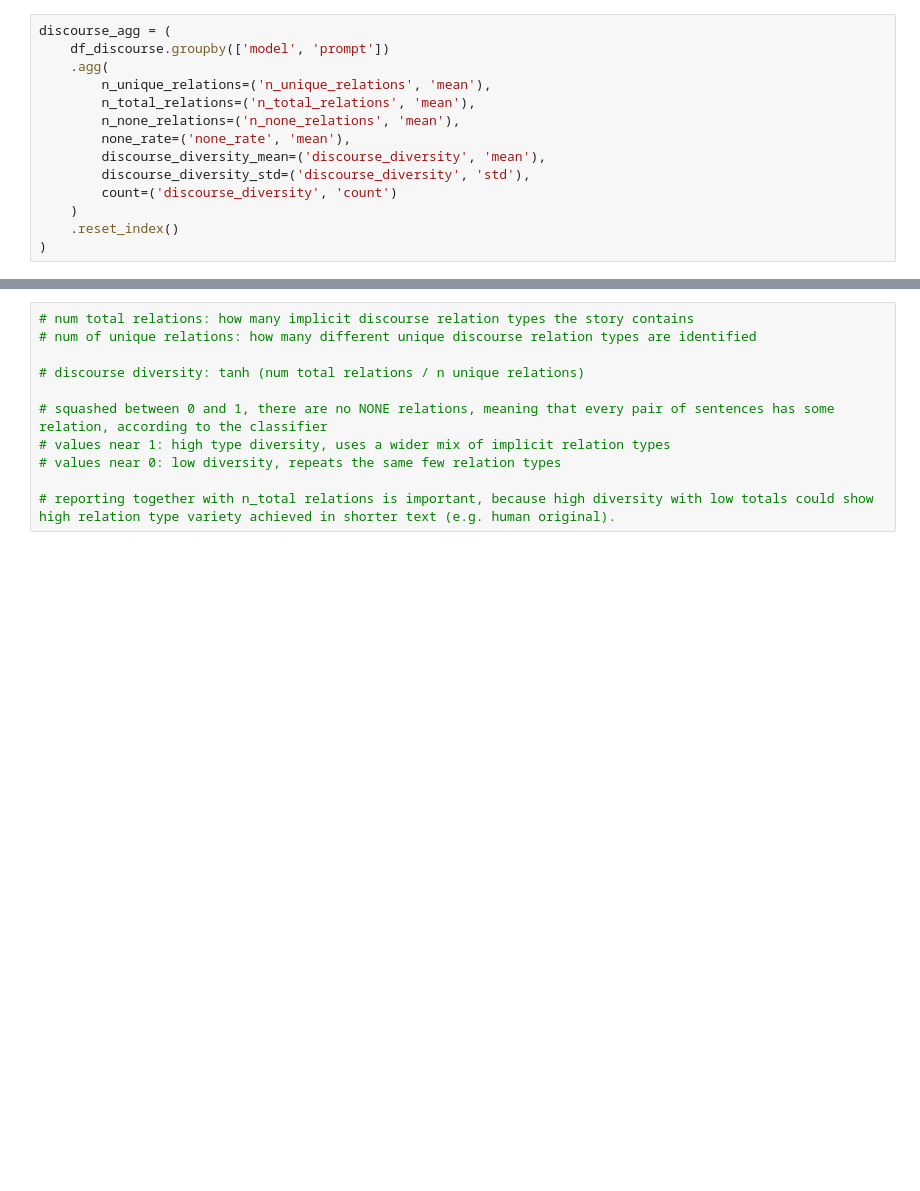
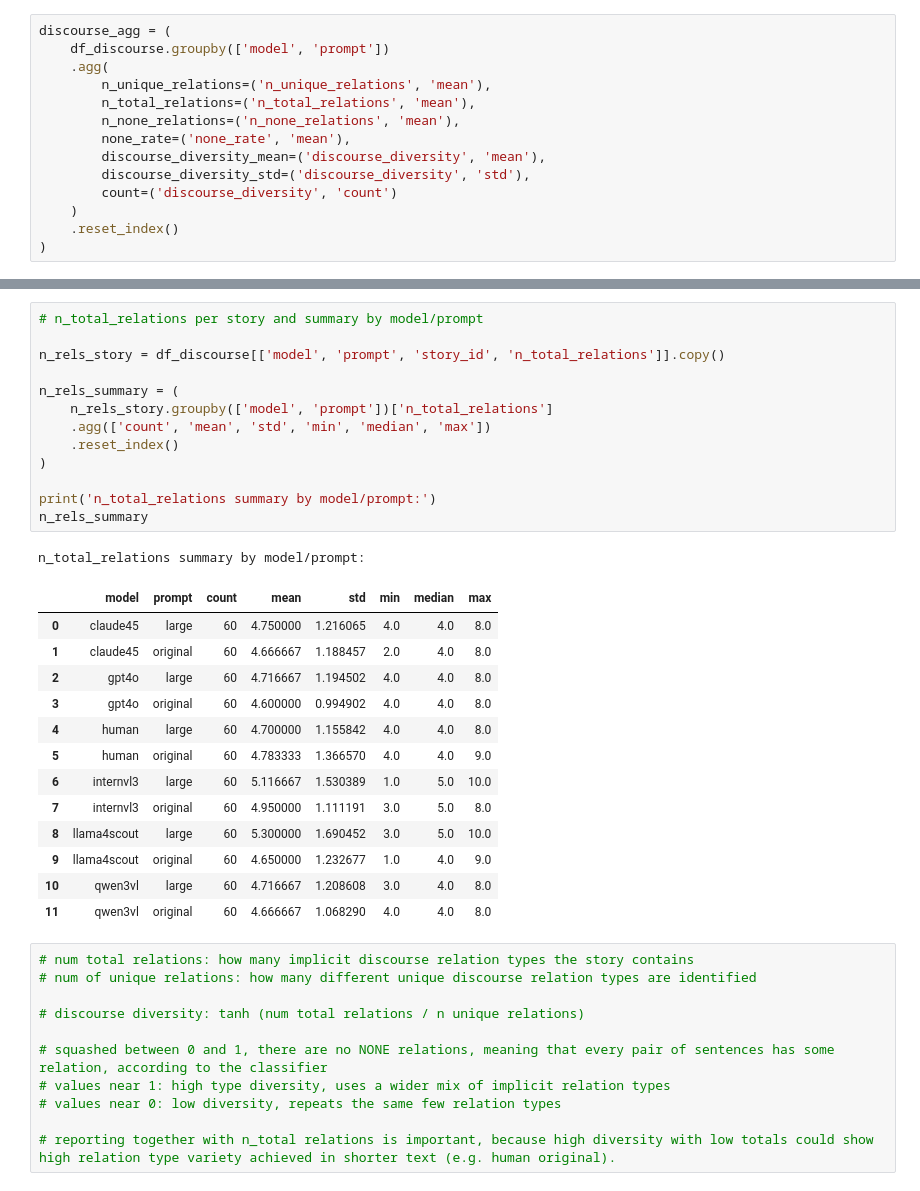
Before and after one commit to GU-CLASP/coherence-driven-humans, a Jupyter notebook: analysis/implicit_connectives_profiles.ipynb, the cells around one changed output, grey strips where cells are left out. Cells and saved outputs as stored; diff of their text form; blank space fills up the shorter version.

```diff
--- a/analysis/implicit_connectives_profiles.ipynb
+++ b/analysis/implicit_connectives_profiles.ipynb
@@ -197,3 +212,31 @@ discourse_agg
+# %%
+# n_total_relations per story and summary by model/prompt
+
+n_rels_story = df_discourse[['model', 'prompt', 'story_id', 'n_total_relations']].copy()
+
+n_rels_summary = (
+    n_rels_story.groupby(['model', 'prompt'])['n_total_relations']
+    .agg(['count', 'mean', 'std', 'min', 'median', 'max'])
+    .reset_index()
+)
+
+print('n_total_relations summary by model/prompt:')
+n_rels_summary
+# %% [output]
+n_total_relations summary by model/prompt:
+|  | model | prompt | count | mean | std | min | median | max |
+| 0 | claude45 | large | 60 | 4.750000 | 1.216065 | 4.0 | 4.0 | 8.0 |
+| 1 | claude45 | original | 60 | 4.666667 | 1.188457 | 2.0 | 4.0 | 8.0 |
+| 2 | gpt4o | large | 60 | 4.716667 | 1.194502 | 4.0 | 4.0 | 8.0 |
+| 3 | gpt4o | original | 60 | 4.600000 | 0.994902 | 4.0 | 4.0 | 8.0 |
+| 4 | human | large | 60 | 4.700000 | 1.155842 | 4.0 | 4.0 | 8.0 |
+| 5 | human | original | 60 | 4.783333 | 1.366570 | 4.0 | 4.0 | 9.0 |
+| 6 | internvl3 | large | 60 | 5.116667 | 1.530389 | 1.0 | 5.0 | 10.0 |
+| 7 | internvl3 | original | 60 | 4.950000 | 1.111191 | 3.0 | 5.0 | 8.0 |
+| 8 | llama4scout | large | 60 | 5.300000 | 1.690452 | 3.0 | 5.0 | 10.0 |
+| 9 | llama4scout | original | 60 | 4.650000 | 1.232677 | 1.0 | 4.0 | 9.0 |
+| 10 | qwen3vl | large | 60 | 4.716667 | 1.208608 | 3.0 | 4.0 | 8.0 |
+| 11 | qwen3vl | original | 60 | 4.666667 | 1.068290 | 4.0 | 4.0 | 8.0 |
 # %%
 # num total relations: how many implicit discourse relation types the story contains
 # num of unique relations: how many different unique discourse relation types are identified
```
Also changed, not shown: parts of 13 cells of this notebook.
